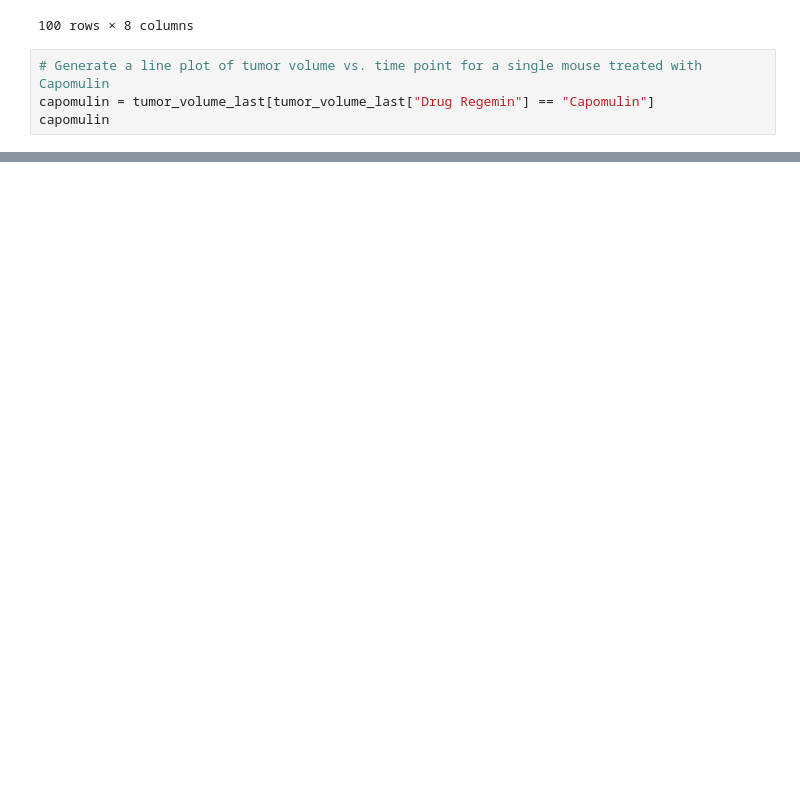
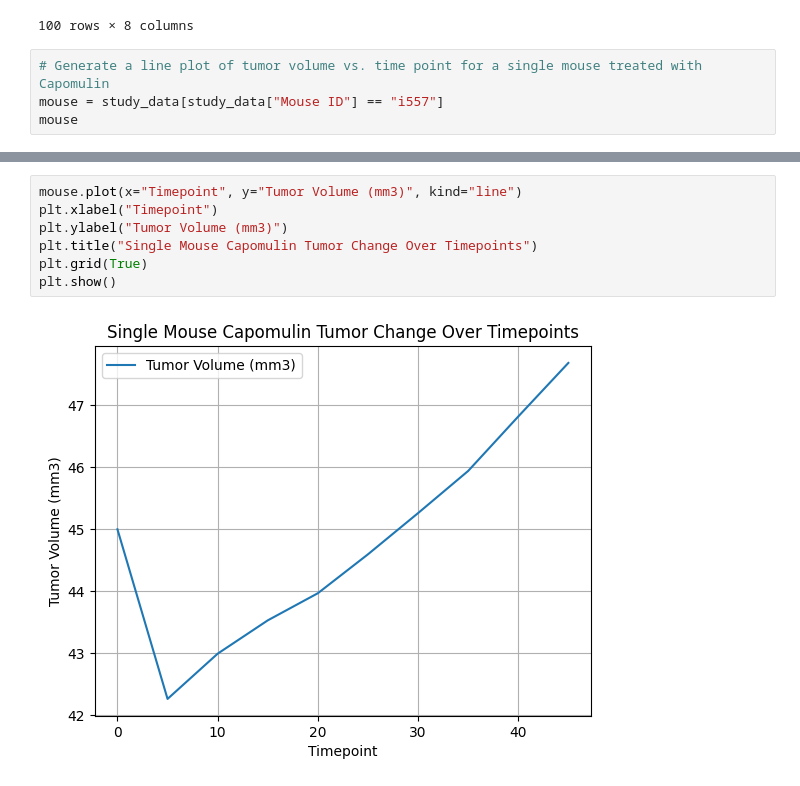
Before and after one commit to M0ther0fGingers/Pymaceuticals, a Jupyter notebook: Pymaceuticals/Pymaceuticals.ipynb, the cells around one changed output, grey strips where cells are left out. Cells and saved outputs as stored; diff of their text form; blank space fills up the shorter version.

```diff
--- a/Pymaceuticals/Pymaceuticals.ipynb
+++ b/Pymaceuticals/Pymaceuticals.ipynb
@@ -384,5 +385,5 @@ tumor_volume_last
 100 rows × 8 columns
 # %%
 # Generate a line plot of tumor volume vs. time point for a single mouse treated with Capomulin
-capomulin = tumor_volume_last[tumor_volume_last["Drug Regemin"] == "Capomulin"]
-capomulin
+mouse = study_data[study_data["Mouse ID"] == "i557"]
+mouse
@@ -388,0 +402,9 @@ capomulin
+# %%
+mouse.plot(x="Timepoint", y="Tumor Volume (mm3)", kind="line")
+plt.xlabel("Timepoint")
+plt.ylabel("Tumor Volume (mm3)")
+plt.title("Single Mouse Capomulin Tumor Change Over Timepoints")
+plt.grid(True)
+plt.show()
+# %% [output]
+[figure, added]
```
Also changed, not shown: parts of 8 cells of this notebook.
